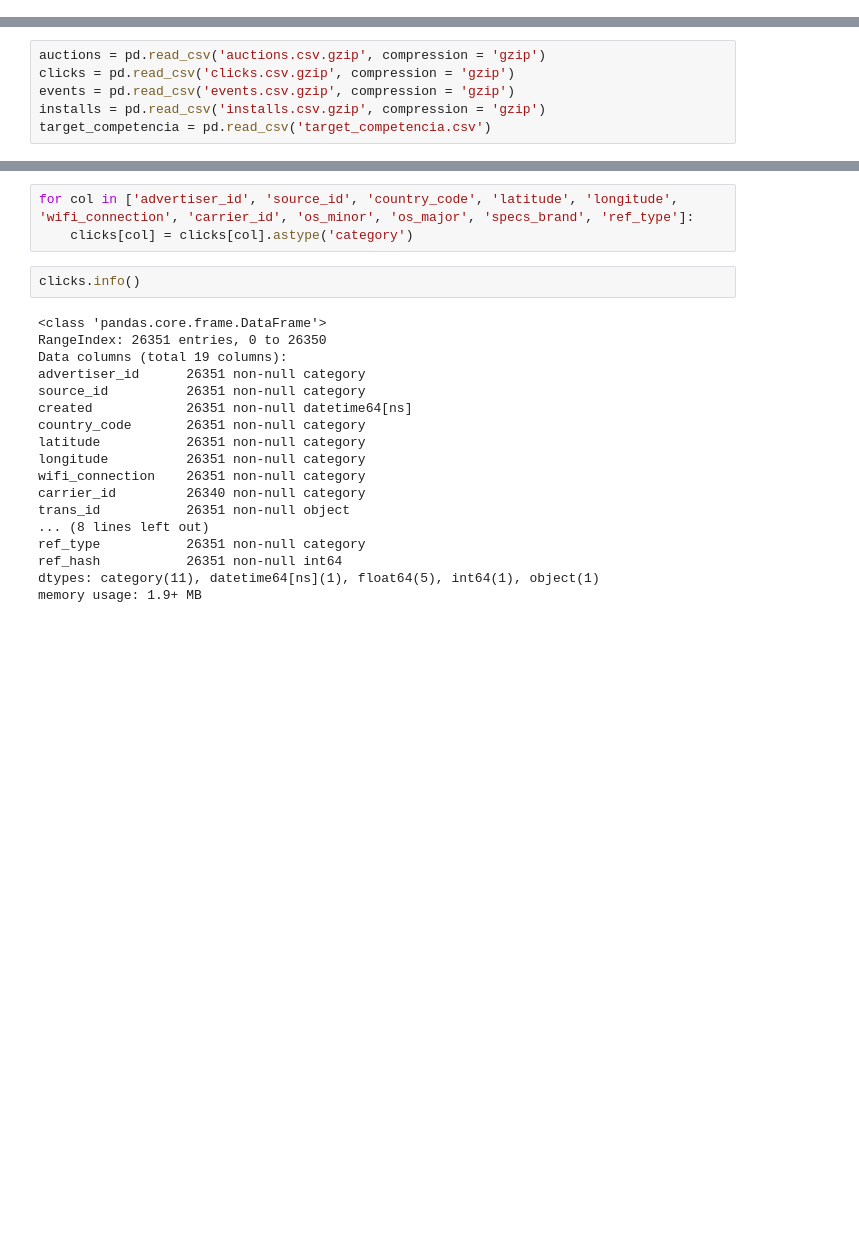
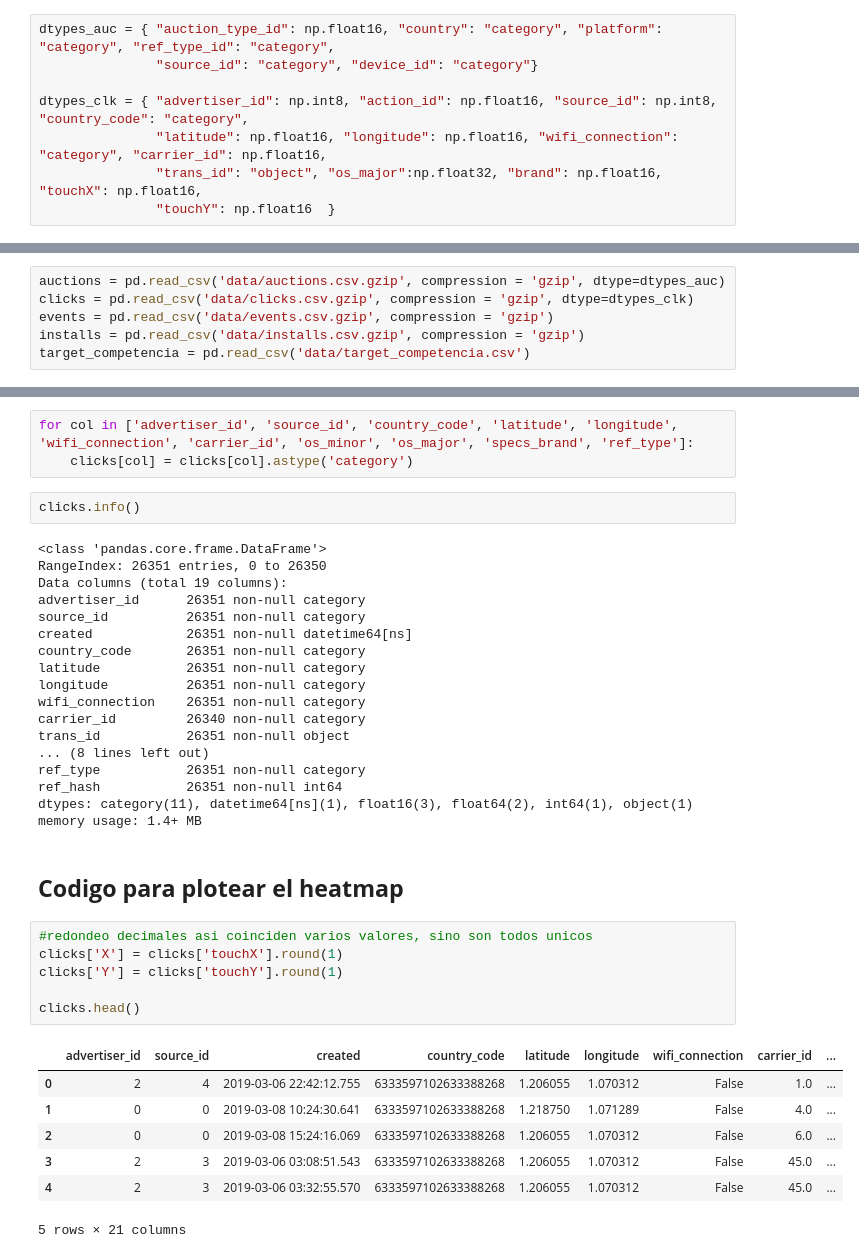
Before and after one commit to sberoch/Datos, a Jupyter notebook: tp1.ipynb, the cells around one changed output, grey strips where cells are left out. Saved outputs shown, nothing was run; the diff lists cells and outputs as text; blank space fills up the shorter version.

```diff
--- a/tp1.ipynb
+++ b/tp1.ipynb
@@ -6,0 +11,8 @@ import matplotlib.pyplot as plt
+# %%
+dtypes_auc = { "auction_type_id": np.float16, "country": "category", "platform": "category", "ref_type_id": "category",
+               "source_id": "category", "device_id": "category"}
+
+dtypes_clk = { "advertiser_id": np.int8, "action_id": np.float16, "source_id": np.int8, "country_code": "category",
+               "latitude": np.float16, "longitude": np.float16, "wifi_connection": "category", "carrier_id": np.float16,
+               "trans_id": "object", "os_major":np.float32, "brand": np.float16, "touchX": np.float16,
+               "touchY": np.float16  }
@@ -7,7 +21,7 @@ import matplotlib.pyplot as plt
 # %%
-auctions = pd.read_csv('auctions.csv.gzip', compression = 'gzip')
-clicks = pd.read_csv('clicks.csv.gzip', compression = 'gzip')
-events = pd.read_csv('events.csv.gzip', compression = 'gzip')
-installs = pd.read_csv('installs.csv.gzip', compression = 'gzip')
-target_competencia = pd.read_csv('target_competencia.csv')
+auctions = pd.read_csv('data/auctions.csv.gzip', compression = 'gzip', dtype=dtypes_auc)
+clicks = pd.read_csv('data/clicks.csv.gzip', compression = 'gzip', dtype=dtypes_clk)
+events = pd.read_csv('data/events.csv.gzip', compression = 'gzip')
+installs = pd.read_csv('data/installs.csv.gzip', compression = 'gzip')
+target_competencia = pd.read_csv('data/target_competencia.csv')
 # %% [markdown]
@@ -115,5 +123,21 @@ trans_id           26351 non-null object
 ... (8 lines left out)
 ref_type           26351 non-null category
 ref_hash           26351 non-null int64
-dtypes: category(11), datetime64[ns](1), float64(5), int64(1), object(1)
-memory usage: 1.9+ MB
+dtypes: category(11), datetime64[ns](1), float16(3), float64(2), int64(1), object(1)
+memory usage: 1.4+ MB
+# %% [markdown]
+## **Codigo para plotear el heatmap**
+# %%
+#redondeo decimales asi coinciden varios valores, sino son todos unicos
+clicks['X'] = clicks['touchX'].round(1)
+clicks['Y'] = clicks['touchY'].round(1)
+
+clicks.head()
+# %% [output]
+|  | advertiser_id | source_id | created | country_code | latitude | longitude | wifi_connection | carrier_id | ... |
+| 0 | 2 | 4 | 2019-03-06 22:42:12.755 | 6333597102633388268 | 1.206055 | 1.070312 | False | 1.0 | ... |
+| 1 | 0 | 0 | 2019-03-08 10:24:30.641 | 6333597102633388268 | 1.218750 | 1.071289 | False | 4.0 | ... |
+| 2 | 0 | 0 | 2019-03-08 15:24:16.069 | 6333597102633388268 | 1.206055 | 1.070312 | False | 6.0 | ... |
+| 3 | 2 | 3 | 2019-03-06 03:08:51.543 | 6333597102633388268 | 1.206055 | 1.070312 | False | 45.0 | ... |
+| 4 | 2 | 3 | 2019-03-06 03:32:55.570 | 6333597102633388268 | 1.206055 | 1.070312 | False | 45.0 | ... |
+5 rows × 21 columns
```
Also changed, not shown: parts of 14 cells of this notebook.
